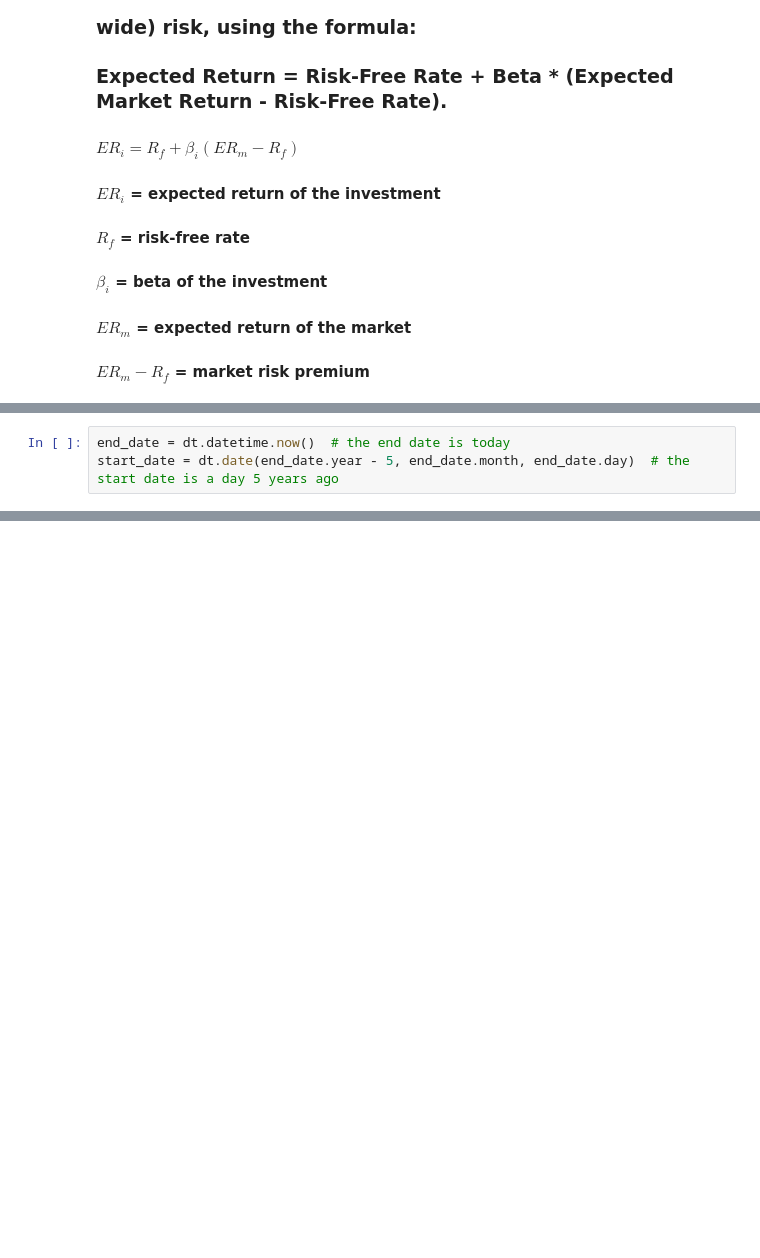
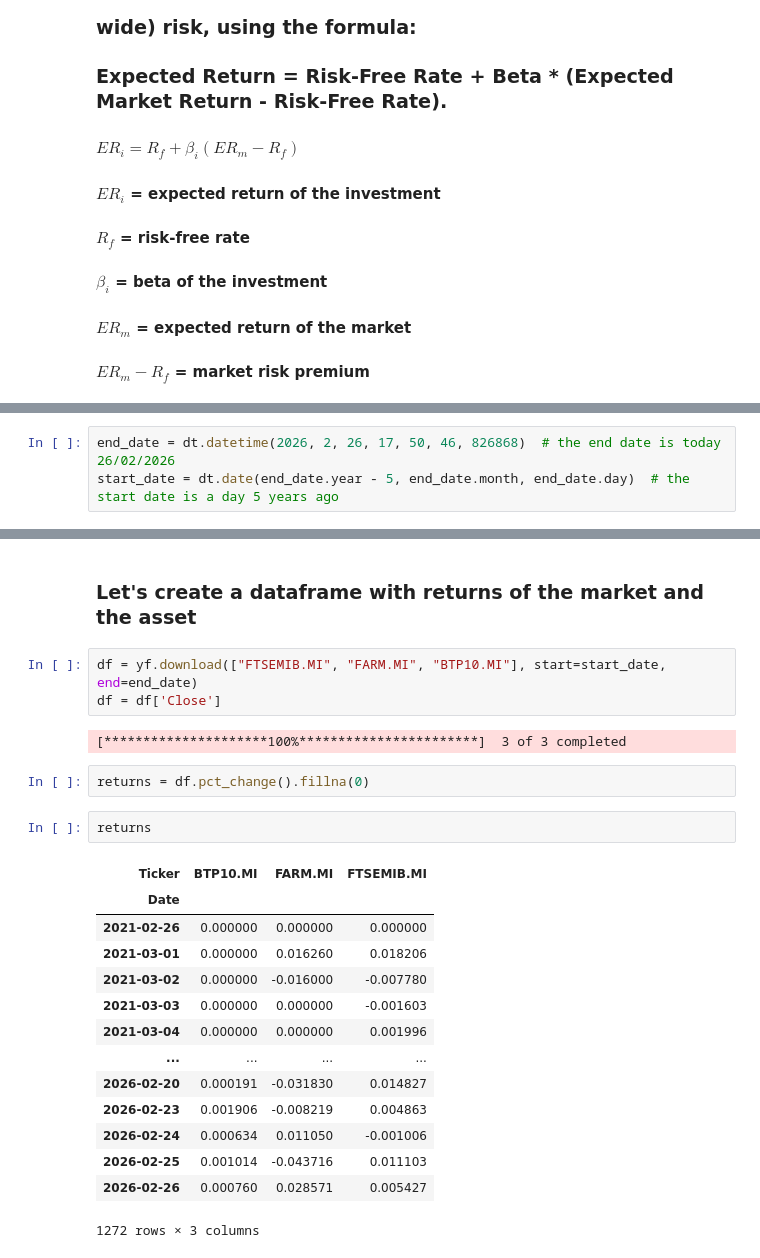
Before and after one commit to jngmika/capm_regression_analysis, a Jupyter notebook: capm_regression.ipynb, the cells around one changed output, grey strips where cells are left out. Drawn from its saved outputs; the diff is of its cells as text; blank space fills up the shorter version.

```diff
--- a/capm_regression.ipynb
+++ b/capm_regression.ipynb
@@ -37,3 +39,3 @@ import matplotlib as plt
 # %%
-end_date = dt.datetime.now()  # the end date is today
+end_date = dt.datetime(2026, 2, 26, 17, 50, 46, 826868)  # the end date is today 26/02/2026
 start_date = dt.date(end_date.year - 5, end_date.month, end_date.day)  # the start date is a day 5 years ago
@@ -58,0 +42,26 @@ df
+# %% [markdown]
+### Let's create a dataframe with returns of the market and the asset
+# %%
+df = yf.download(["FTSEMIB.MI", "FARM.MI", "BTP10.MI"], start=start_date, end=end_date)
+df = df['Close']
+# %% [output]
+[*********************100%***********************]  3 of 3 completed
+# %%
+returns = df.pct_change().fillna(0)
+# %%
+returns
+# %% [output]
+| Ticker | BTP10.MI | FARM.MI | FTSEMIB.MI |
+| Date |  |  |  |
+| 2021-02-26 | 0.000000 | 0.000000 | 0.000000 |
+| 2021-03-01 | 0.000000 | 0.016260 | 0.018206 |
+| 2021-03-02 | 0.000000 | -0.016000 | -0.007780 |
+| 2021-03-03 | 0.000000 | 0.000000 | -0.001603 |
+| 2021-03-04 | 0.000000 | 0.000000 | 0.001996 |
+| ... | ... | ... | ... |
+| 2026-02-20 | 0.000191 | -0.031830 | 0.014827 |
+| 2026-02-23 | 0.001906 | -0.008219 | 0.004863 |
+| 2026-02-24 | 0.000634 | 0.011050 | -0.001006 |
+| 2026-02-25 | 0.001014 | -0.043716 | 0.011103 |
+| 2026-02-26 | 0.000760 | 0.028571 | 0.005427 |
+1272 rows × 3 columns
```
Also changed, not shown: parts of 16 cells of this notebook.
